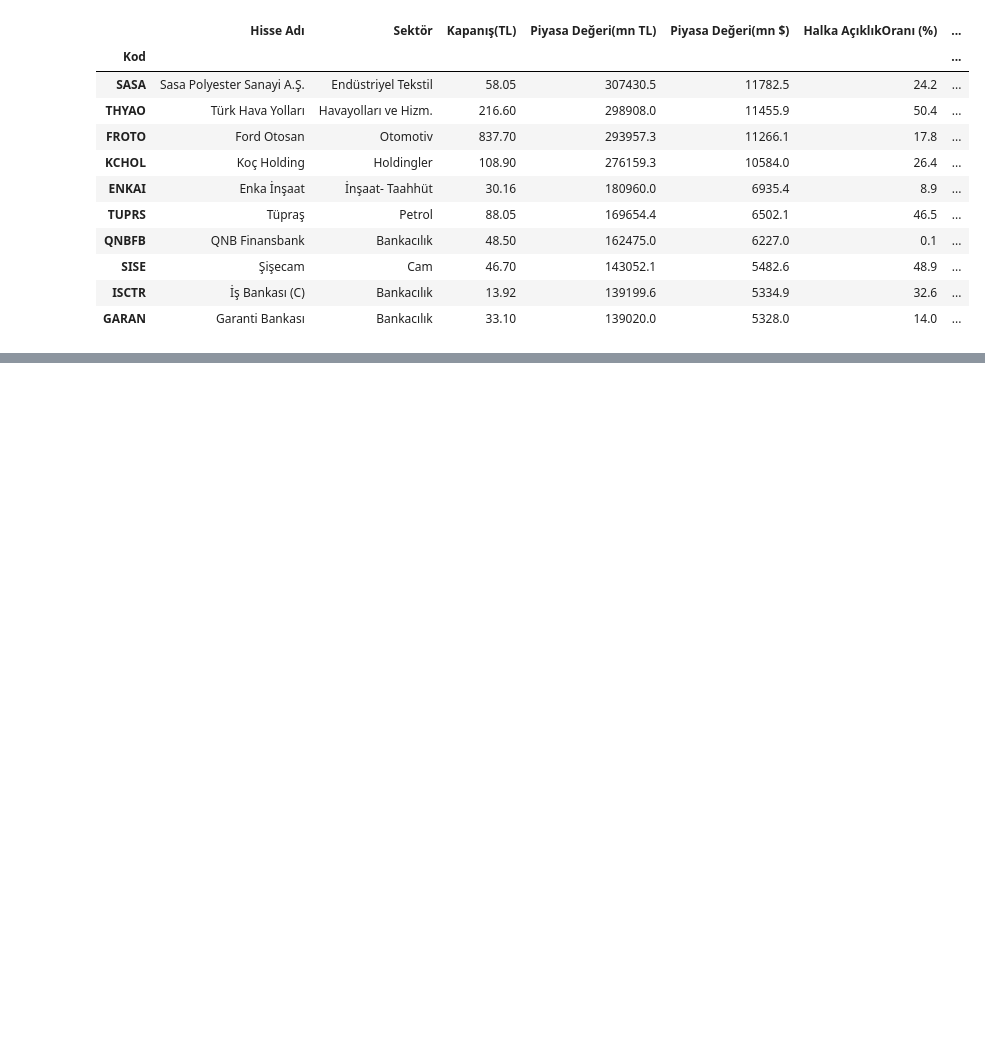
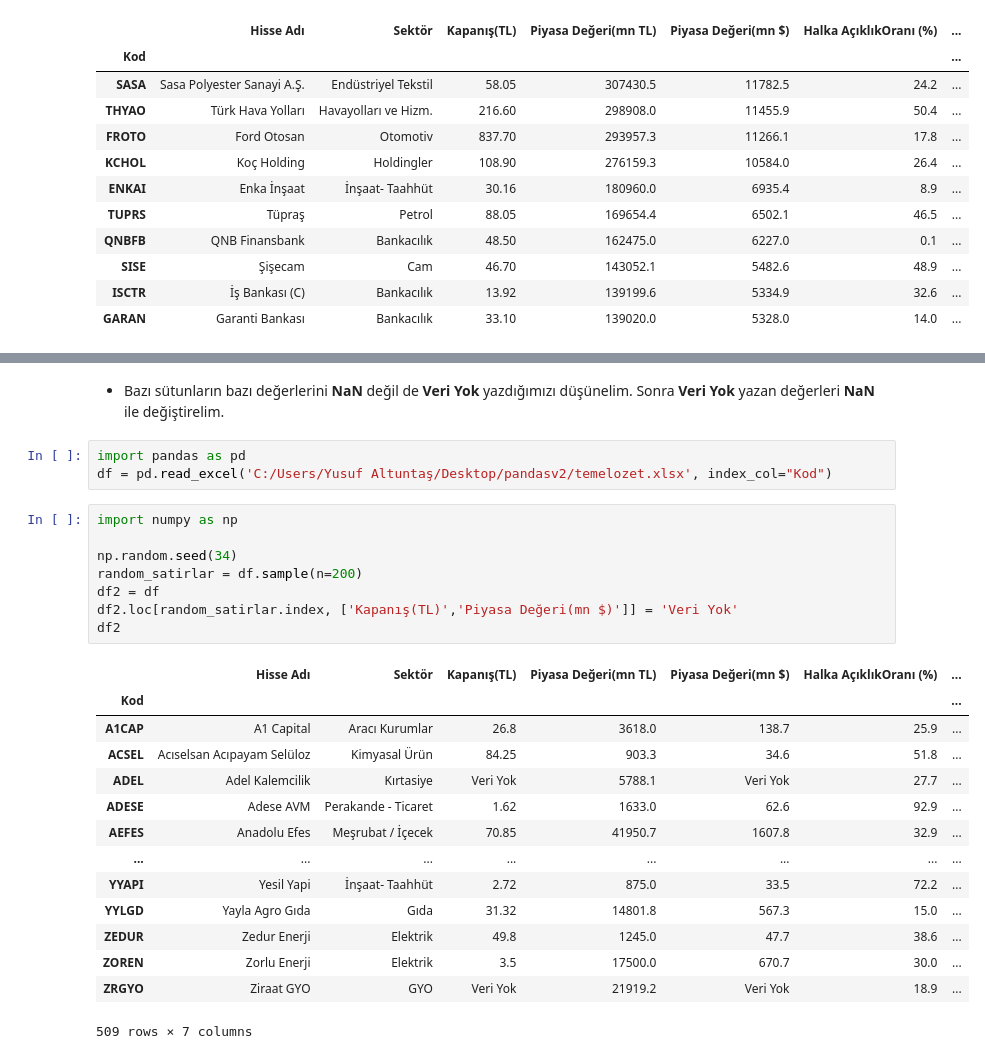
Before and after one commit to YusufAltuntas/pandas-tutorial, a Jupyter notebook: pandas-tutorial.ipynb, the cells around one changed output, grey strips where cells are left out. Cells and saved outputs as stored; diff of their text form; blank space fills up the shorter version.

```diff
--- a/pandas-tutorial.ipynb
+++ b/pandas-tutorial.ipynb
@@ -2052,0 +2498,28 @@ df.nlargest(10, "Piyasa Değeri(mn $)")
+# %% [markdown]
+* Bazı sütunların bazı değerlerini **NaN** değil de **Veri Yok** yazdığımızı düşünelim. Sonra **Veri Yok** yazan değerleri **NaN** ile değiştirelim.
+# %%
+import pandas as pd
+df = pd.read_excel('C:/Users/Yusuf Altuntaş/Desktop/pandasv2/temelozet.xlsx', index_col="Kod")
+# %%
+import numpy as np
+
+np.random.seed(34)
+random_satirlar = df.sample(n=200)
+df2 = df
+df2.loc[random_satirlar.index, ['Kapanış(TL)','Piyasa Değeri(mn $)']] = 'Veri Yok'
+df2
+# %% [output]
+|  | Hisse Adı | Sektör | Kapanış(TL) | Piyasa Değeri(mn TL) | Piyasa Değeri(mn $) | Halka AçıklıkOranı (%) | ... |
+| Kod |  |  |  |  |  |  | ... |
+| A1CAP | A1 Capital | Aracı Kurumlar | 26.8 | 3618.0 | 138.7 | 25.9 | ... |
+| ACSEL | Acıselsan Acıpayam Selüloz | Kimyasal Ürün | 84.25 | 903.3 | 34.6 | 51.8 | ... |
+| ADEL | Adel Kalemcilik | Kırtasiye | Veri Yok | 5788.1 | Veri Yok | 27.7 | ... |
+| ADESE | Adese AVM | Perakande - Ticaret | 1.62 | 1633.0 | 62.6 | 92.9 | ... |
+| AEFES | Anadolu Efes | Meşrubat / İçecek | 70.85 | 41950.7 | 1607.8 | 32.9 | ... |
+| ... | ... | ... | ... | ... | ... | ... | ... |
+| YYAPI | Yesil Yapi | İnşaat- Taahhüt | 2.72 | 875.0 | 33.5 | 72.2 | ... |
+| YYLGD | Yayla Agro Gıda | Gıda | 31.32 | 14801.8 | 567.3 | 15.0 | ... |
+| ZEDUR | Zedur Enerji | Elektrik | 49.8 | 1245.0 | 47.7 | 38.6 | ... |
+| ZOREN | Zorlu Enerji | Elektrik | 3.5 | 17500.0 | 670.7 | 30.0 | ... |
+| ZRGYO | Ziraat GYO | GYO | Veri Yok | 21919.2 | Veri Yok | 18.9 | ... |
+509 rows × 7 columns
```
Also changed, not shown: parts of 57 cells of this notebook.
